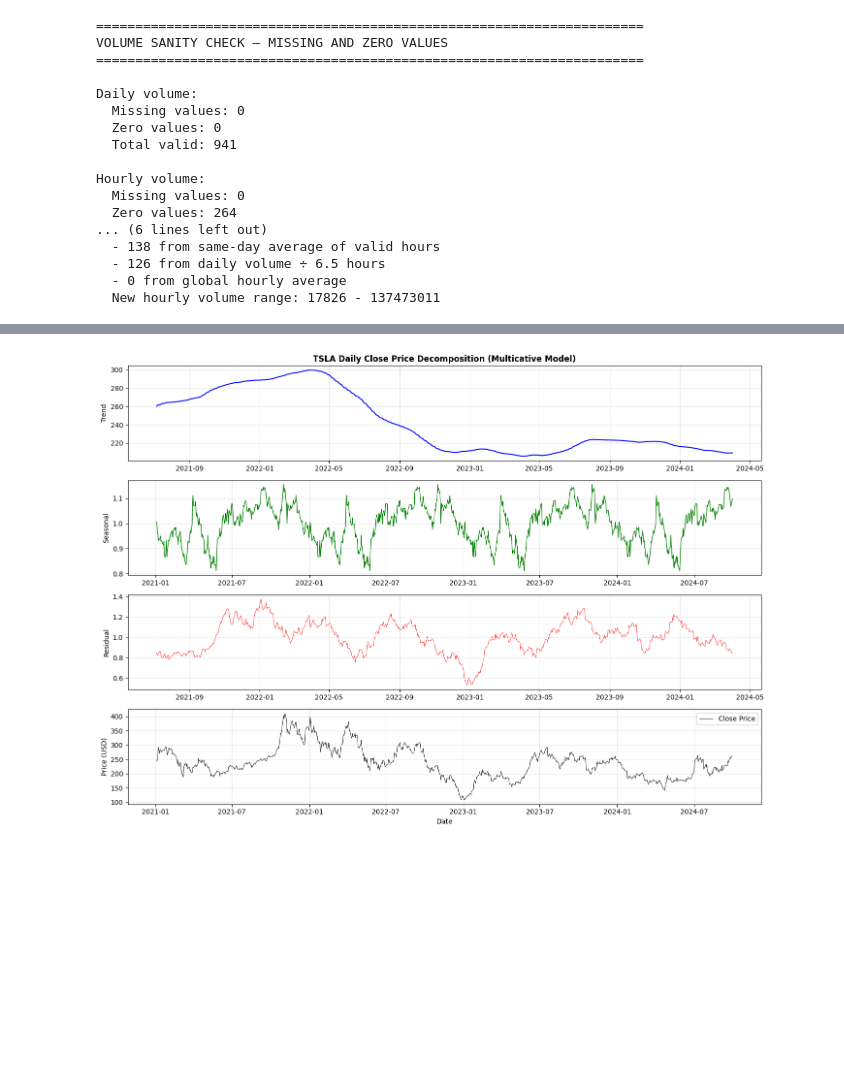
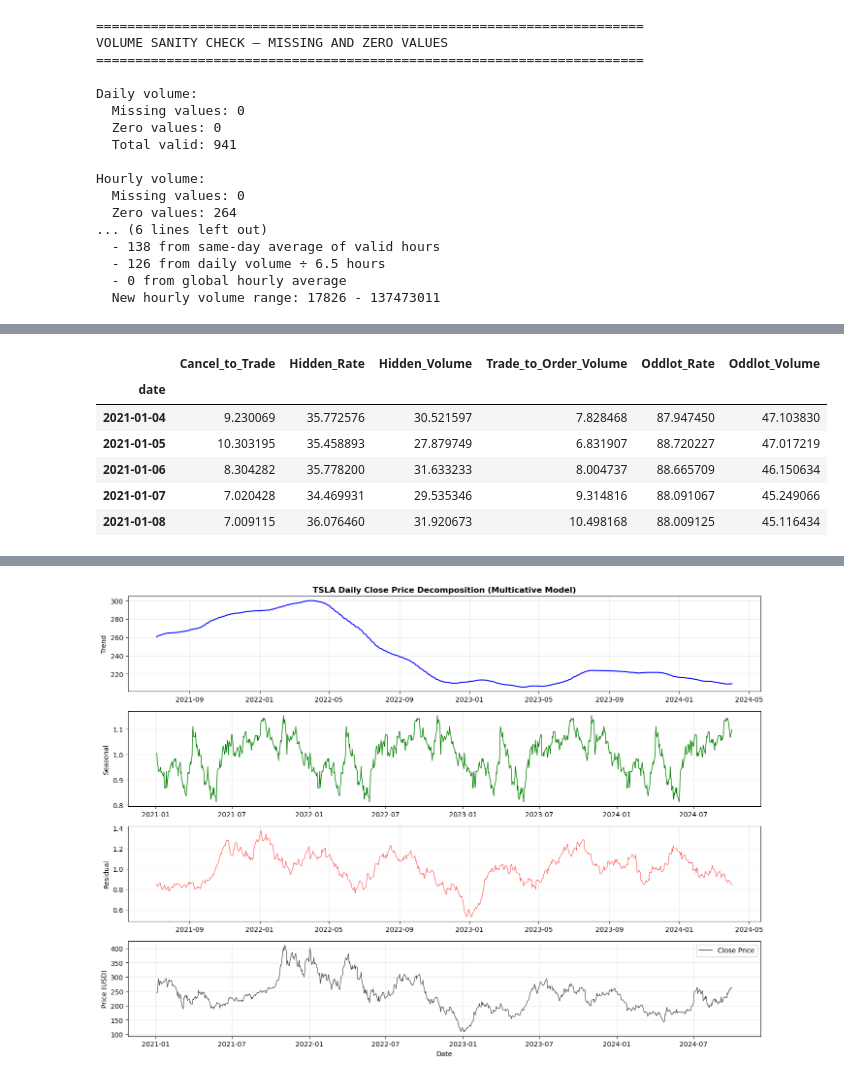
Before and after one commit to ArthurChan-1111/RMSC6007_Liquidity-Zones, a Jupyter notebook: Liquidity_zones_sweep_detection.ipynb, the cells around one changed output, grey strips where cells are left out. Drawn from its saved outputs; the diff is of its cells as text; code cells hidden in the pictures; blank space fills up the shorter version.

```diff
--- a/Liquidity_zones_sweep_detection.ipynb
+++ b/Liquidity_zones_sweep_detection.ipynb
@@ -682,0 +963,10 @@ Average Hourly/Daily ratio: 0.9343
+# %%
+midas_df.head()
+# %% [output]
+|  | Cancel_to_Trade | Hidden_Rate | Hidden_Volume | Trade_to_Order_Volume | Oddlot_Rate | Oddlot_Volume |
+| date |  |  |  |  |  |  |
+| 2021-01-04 | 9.230069 | 35.772576 | 30.521597 | 7.828468 | 87.947450 | 47.103830 |
+| 2021-01-05 | 10.303195 | 35.458893 | 27.879749 | 6.831907 | 88.720227 | 47.017219 |
+| 2021-01-06 | 8.304282 | 35.778200 | 31.633233 | 8.004737 | 88.665709 | 46.150634 |
+| 2021-01-07 | 7.020428 | 34.469931 | 29.535346 | 9.314816 | 88.091067 | 45.249066 |
+| 2021-01-08 | 7.009115 | 36.076460 | 31.920673 | 10.498168 | 88.009125 | 45.116434 |
```
Also changed, not shown: parts of 35 cells of this notebook.
